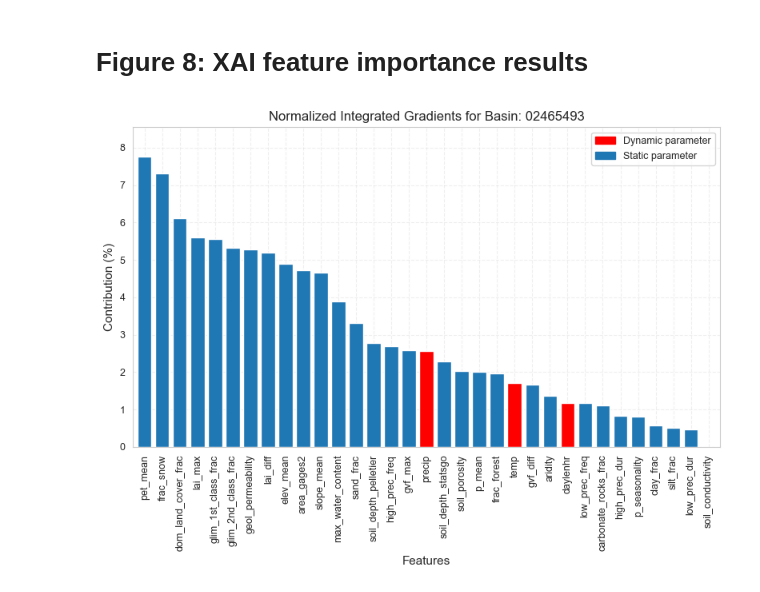
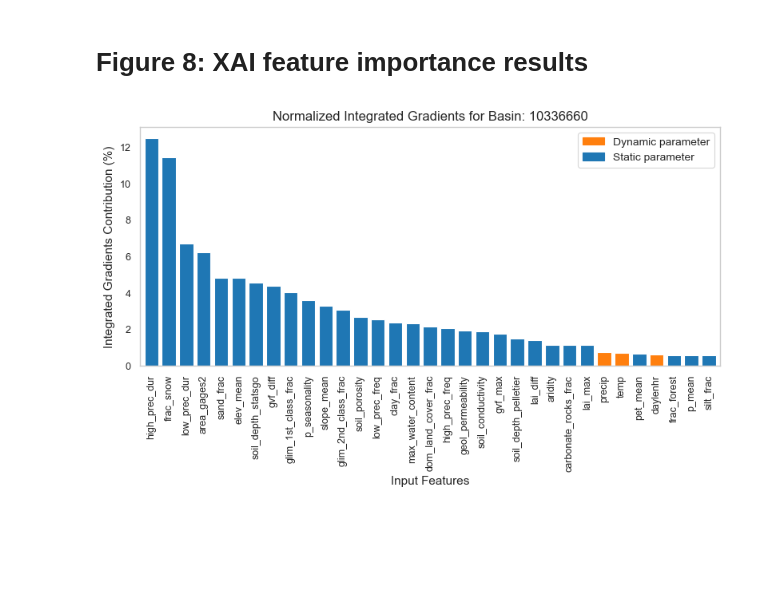
Before and after one commit to snpoudel/diff-hydro, a Jupyter notebook: 50plot_all_figures.ipynb, the cells around one changed output. Saved outputs shown, nothing was run; the diff lists cells and outputs as text; code cells hidden in the pictures; blank space fills up the shorter version.

```diff
--- a/50plot_all_figures.ipynb
+++ b/50plot_all_figures.ipynb
@@ -8,6 +8,8 @@ from matplotlib.patches import Patch
 import geopandas as gpd
 import seaborn as sns
 import os
+# %%
+sns.set_theme(context="paper", style='whitegrid')
 # %% [markdown]
 # Figure 1: Map of study area showing training and testing basin locations.
 # %%
@@ -163,7 +170,6 @@ def mfb(obs, sim):
     idx = np.where((obs >= lower) & (obs <= upper))[0]
     return 100 * np.sum(sim[idx] - obs[idx]) / np.sum(obs[idx])
 
-# ------------------------
 # Settings
 # ------------------------
 metrics = ['KGE', 'RMSE', 'Bias', 'High Flows Bias (top 10%)',
@@ -182,7 +188,6 @@ metric_limits = {
 all_camels = pd.read_csv('camels531.csv')
 test_basins = pd.read_csv('camels_test_basins.csv')
 
-# ------------------------
 # Compute metrics for each test basin
 # ------------------------
 records = []
@@ -210,11 +215,11 @@ all_metrics = pd.DataFrame.from_records(records)
 
 # Plot boxplots
 # ------------------------
-sns.set(style="whitegrid", font_scale=1.0)  # smaller base font scale
+# sns.set(style="whitegrid", font_scale=1.0)  # smaller base font scale
 fig, axes = plt.subplots(2, 3, figsize=(8, 6))
 axes = axes.flatten()
 
-palette = {'MLP':'tab:orange','LSTM':'tab:blue'}
+palette = {'MLP':'tab:blue','LSTM':'tab:orange'}
 
 for i, metric in enumerate(metrics):
     ax = axes[i]
@@ -252,5 +257,7 @@ for i, metric in enumerate(metrics):
         legend.remove()
 plt.suptitle('Model Performance Metrics on Out-of-Sample in Space Testing Basins', fontsize=12)
 plt.tight_layout()
+plt.savefig('figures/for_paper/3_oos_metrics_boxplots.jpg', dpi=600)
+plt.savefig('figures/for_paper/3_oos_metrics_boxplots.svg')
 plt.show()
 # %% [output]
@@ -569,7 +738,7 @@ FileNotFoundError: [Errno 2] No such file or directory: 'output/best_lstm_1hbv_e
 # %%
 # Settings
 # ------------------------
-basin = '02465493'  # high: 01532000, medium: 10336660, low: 02465493
+basin = '10336660'  # high: 01532000, medium: 10336660, low: 02465493
 param_names = [
     "fc", "beta", "pwp", "l", "ks", "ki", "kb", "kperc",
     "coeff_pet", "ddf", "scf", "ts", "tm", "tti", "whc",
@@ -580,39 +749,41 @@ highlight_features = ['daylenhr', 'temp', 'precip']
 # Merge IG dataframes for all parameters
 # ------------------------
 df_merged = pd.concat([
     pd.read_csv(f'output/integrated_gradients/lstm_1hbv/ig_lstm_hbv_{basin}_par_{par}.csv')
     .drop(columns=['date', 'lag'], errors='ignore')
     for par in param_names
 ], ignore_index=True)
 
 # Compute normalized mean absolute IG
 # ------------------------
 mean_abs = df_merged.abs().mean()
 mean_abs_normalized = 100 * mean_abs / mean_abs.sum()
 mean_abs_normalized = mean_abs_normalized.sort_values(ascending=False)
 
 # Color mapping: red for highlighted features, blue otherwise
-colors = ['red' if f in highlight_features else 'tab:blue' for f in mean_abs_normalized.index]
+colors = ['tab:orange' if f in highlight_features else 'tab:blue' for f in mean_abs_normalized.index]
 
 # Plot
 # ------------------------
-plt.figure(figsize=(8, 6))
+plt.figure(figsize=(8, 5))
 mean_abs_normalized.plot(kind='bar', color=colors, width=0.8)
 
 # Legend patches
-legend_patches = [Patch(color='red', label='Dynamic parameter'),
+legend_patches = [Patch(color='tab:orange', label='Dynamic parameter'),
                   Patch(color='tab:blue', label='Static parameter')]
-plt.legend(handles=legend_patches, fontsize=9)
+plt.legend(handles=legend_patches, fontsize=10)
 
 plt.title(f'Normalized Integrated Gradients for Basin: {basin}', fontsize=12)
-plt.ylabel('Contribution (%)', fontsize=11)
-plt.xlabel('Features', fontsize=11)
+plt.ylabel('Integrated Gradients Contribution (%)', fontsize=11)
+plt.xlabel('Input Features', fontsize=11)
 plt.xticks(rotation=90, fontsize=9)
 plt.yticks(fontsize=9)
-plt.ylim(0, mean_abs_normalized.max() * 1.1)
-plt.grid(True, linestyle ='--', alpha=0.3)
+# plt.ylim(0, mean_abs_normalized.max() * 1.1)
+plt.grid(False)
 
 plt.tight_layout()
+plt.savefig(f'figures/for_paper/7_ig_normalized_basin_{basin}.jpg', dpi=600)
+plt.savefig(f'figures/for_paper/7_ig_normalized_basin_{basin}.svg')
 plt.show()
 # %% [output]
-[figure, old version]
+[figure, new version]
```
Also changed, not shown: parts of 12 cells of this notebook.
